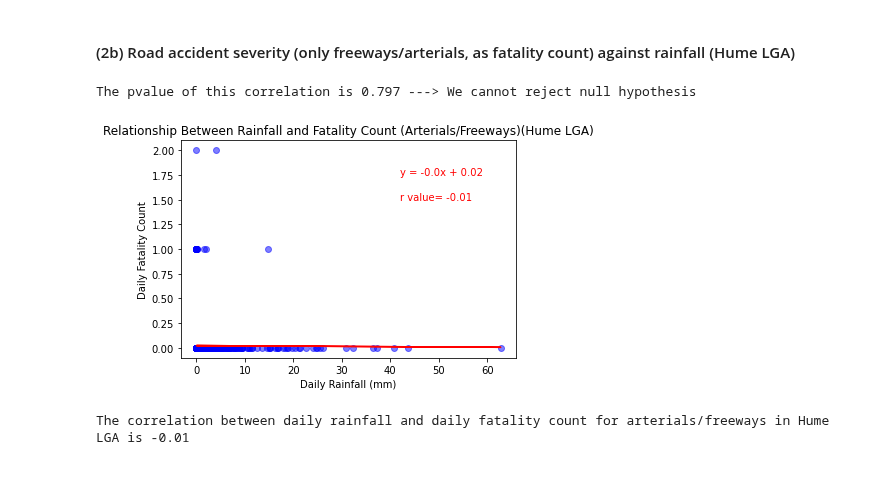
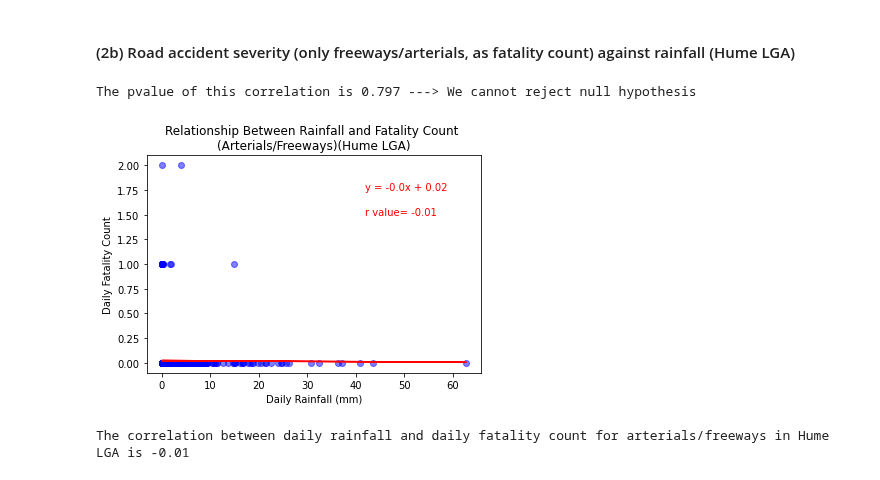
Before and after one commit to MarcusKorea/Crashes_in_Victoria, a Jupyter notebook: step6_rainfall_analysis.ipynb, the cells around one changed output. Cells and saved outputs as stored; diff of their text form; code cells hidden in the pictures.

```diff
--- a/step6_rainfall_analysis.ipynb
+++ b/step6_rainfall_analysis.ipynb
@@ -383,26 +383,26 @@ x_axis = grouped_hume_main_roads_df["Rainfall amount (millimetres)"].mean().rese
 # %%
 # Undertake the linear regression and plot using matplotlib
 (slope, intercept, rvalue, pvalue, stderr) = linregress(x_axis["Rainfall amount (millimetres)"], y_axis)
 regress_values = x_axis["Rainfall amount (millimetres)"] * slope + intercept
 
 line_eq = "y = " + str(round(slope,2)) + "x + " + str(round(intercept,2))
 r_value = "r value= " + str(round((rvalue),2))
 
 # Use matplotlib to create a scatter plot
 plt.scatter(x_axis["Rainfall amount (millimetres)"], y_axis, marker="o", facecolors="blue", edgecolors="blue", alpha=0.5)
 plt.plot(x_axis["Rainfall amount (millimetres)"],regress_values,"r-")
 plt.annotate(line_eq,(42,1.75),fontsize=10,color="red")
 plt.annotate(r_value,(42,1.50),fontsize=10,color="red")
-plt.title("Relationship Between Rainfall and Fatality Count (Arterials/Freeways)(Hume LGA)")
+plt.title("Relationship Between Rainfall and Fatality Count \n(Arterials/Freeways)(Hume LGA)")
 plt.xlabel("Daily Rainfall (mm)")
 plt.ylabel("Daily Fatality Count")
 
 # Save the figure
 # plt.savefig(os.path.join("figures",f"Hume_Rainfall_vs_Fatality_Count_Arterials_Freeways.png"))
 print('The pvalue of this correlation is '+str(round(pvalue,3))+' ---> We cannot reject null hypothesis')
 # %% [output]
 The pvalue of this correlation is 0.797 ---> We cannot reject null hypothesis
-[figure, old version]
+[figure, new version]
 # %%
 # Calculating the correlation coefficient for daily rainfall and daily fatality count
 correlation = st.pearsonr(x_axis["Rainfall amount (millimetres)"], y_axis)
```
Also changed, not shown: parts of 4 cells of this notebook, 4 other files.
